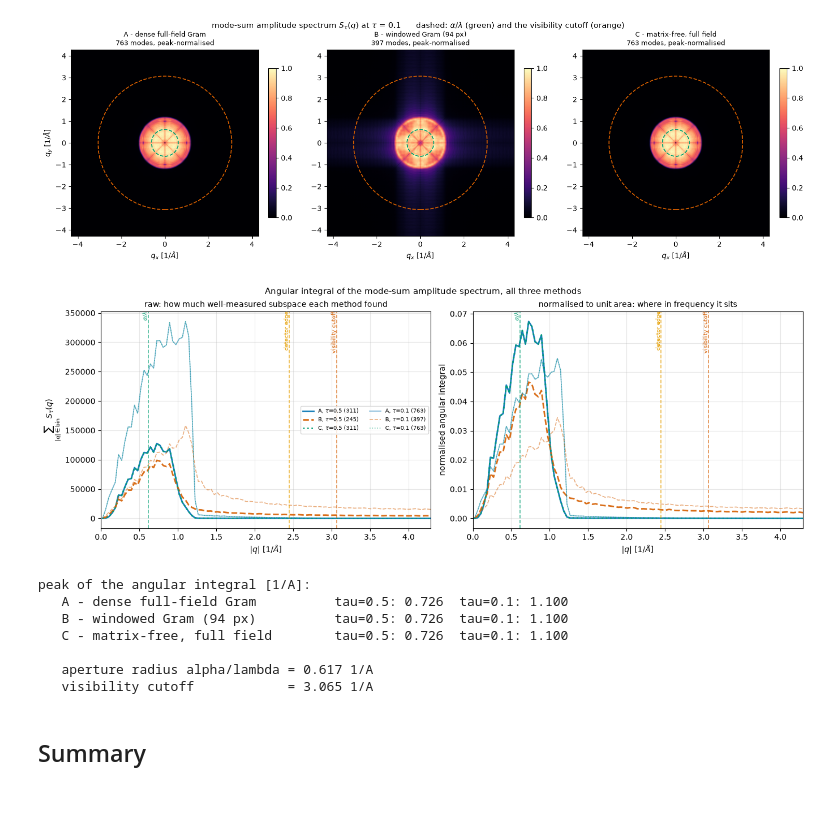
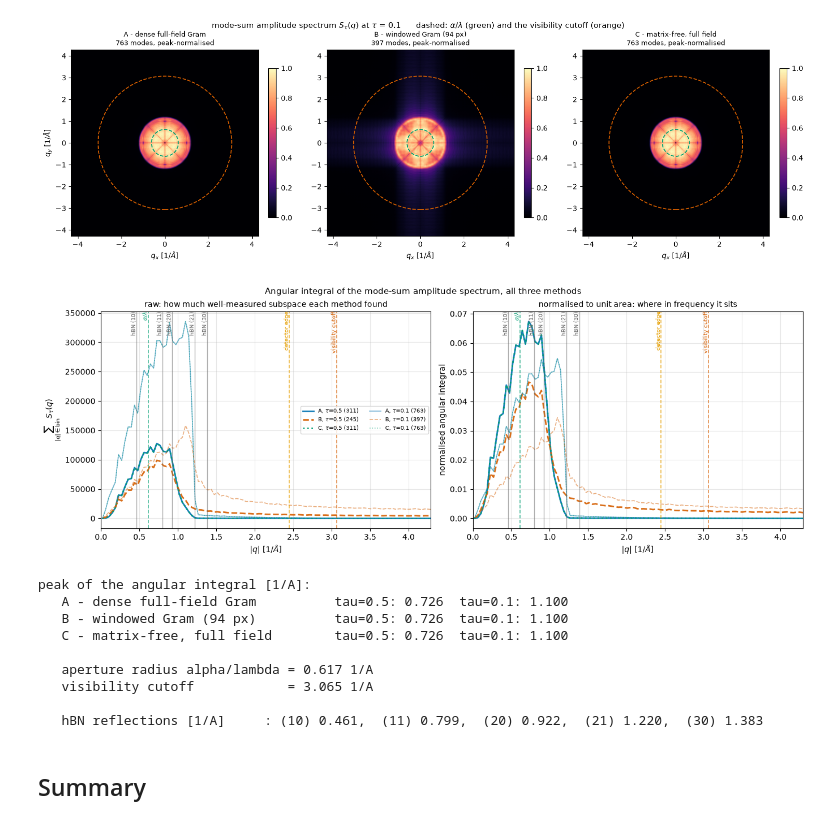
Before and after one commit to AdQuanta-Phase-Imaging/quantem, a Jupyter notebook: scripts/linearized-ptycho/02_full_scan_jacobian_spectrum.ipynb, the cells around one changed output. Saved outputs shown, nothing was run; the diff lists cells and outputs as text; code cells hidden in the pictures.

```diff
--- a/scripts/linearized-ptycho/02_full_scan_jacobian_spectrum.ipynb
+++ b/scripts/linearized-ptycho/02_full_scan_jacobian_spectrum.ipynb
@@ -465,8 +465,19 @@ object_nyquist_inv_ang = 1.0 / (2.0 * object_sampling_ang[0])
 visibility_cutoff_inv_ang = detector_edge_inv_ang + aperture_radius_inv_ang
 
 HBN_LATTICE_CONSTANT_ANG = 2.504        # in-plane a of hexagonal BN, for annotation only
-lattice_first_order_inv_ang = 2.0 / (np.sqrt(3.0) * HBN_LATTICE_CONSTANT_ANG)
-lattice_second_order_inv_ang = 2.0 / HBN_LATTICE_CONSTANT_ANG
+HBN_REFLECTIONS = [(1, 0), (1, 1), (2, 0), (2, 1), (3, 0)]
+
+# For a 2-D hexagonal lattice the reciprocal-lattice vectors have magnitude
+#     |G_hk| = (2 / (sqrt(3) a)) sqrt(h^2 + h k + k^2),
+# so (10) sits at 2/(sqrt(3) a) and (11) at 2/a.  These are properties of the specimen,
+# not of the microscope, and are drawn as solid lines to keep that distinction visible.
+lattice_reflections_inv_ang = [
+    (f"({h}{k})",
+     2.0 / (np.sqrt(3.0) * HBN_LATTICE_CONSTANT_ANG) * np.sqrt(h * h + h * k + k * k))
+    for h, k in HBN_REFLECTIONS
+]
+lattice_first_order_inv_ang = lattice_reflections_inv_ang[0][1]
+lattice_second_order_inv_ang = lattice_reflections_inv_ang[1][1]
 
 print(f"aperture radius alpha/lambda : {aperture_radius_inv_ang:.3f} 1/A")
 print(f"detector edge q_max          : {detector_edge_inv_ang:.3f} 1/A")
@@ -475,8 +486,9 @@ print(f"visibility cutoff            : {visibility_cutoff_inv_ang:.3f} 1/A"
 print(f"object Nyquist               : {object_nyquist_inv_ang:.3f} 1/A")
 print(f"fraction of the object's frequency square inside the cutoff : "
       f"{np.pi * visibility_cutoff_inv_ang ** 2 / (2 * object_nyquist_inv_ang) ** 2:.1%}")
-print(f"hBN a = {HBN_LATTICE_CONSTANT_ANG:.3f} A  ->  (10) at "
-      f"{lattice_first_order_inv_ang:.3f} 1/A, (11) at {lattice_second_order_inv_ang:.3f} 1/A")
+print(f"hBN a = {HBN_LATTICE_CONSTANT_ANG:.3f} A  ->  "
+      + ",  ".join(f"{label} at {q:.3f} 1/A (d = {1 / q:.2f} A)"
+                   for label, q in lattice_reflections_inv_ang))
 # %% [output]
 aperture radius alpha/lambda : 0.617 1/A
 detector edge q_max          : 2.449 1/A
@@ -1533,34 +1541,43 @@ for ax, title, ylabel in [
     (axes[0], "raw: how much well-measured subspace each method found",
      "$\\sum_{|q|\\in \\mathrm{bin}} S_\\tau(q)$"),
     (axes[1], "normalised to unit area: where in frequency it sits",
      "normalised angular integral"),
 ]:
     for frequency, colour, label in [
         (aperture_radius_inv_ang, "#009E73", "$\\alpha/\\lambda$"),
         (detector_edge_inv_ang, "#E69F00", "detector edge"),
         (visibility_cutoff_inv_ang, "#D55E00", "visibility cutoff"),
     ]:
         ax.axvline(frequency, color=colour, linestyle="--", linewidth=1.2, alpha=0.7)
         ax.annotate(label, (frequency, ax.get_ylim()[1]), rotation=90, fontsize=7,
                     ha="right", va="top", color=colour)
+    # the specimen's own periodicities, solid, so they read as a property of the sample
+    for label, frequency in lattice_reflections_inv_ang:
+        if frequency > view:
+            continue
+        ax.axvline(frequency, color="#666666", linestyle="-", linewidth=1.0, alpha=0.55)
+        ax.annotate(f"hBN {label}", (frequency, ax.get_ylim()[1]), rotation=90, fontsize=7,
+                    ha="right", va="top", color="#666666")
     ax.set_xlim(0, view)
     ax.set_xlabel("$|q|$ [1/$\\AA$]"); ax.set_ylabel(ylabel)
     ax.set_title(title, fontsize=10)
     ax.grid(alpha=0.3)
 axes[0].legend(fontsize=7, ncol=2)
 fig.suptitle("Angular integral of the mode-sum amplitude spectrum, all three methods", fontsize=11)
 plt.show()
 
 peak_frequency = {key: {tau: float(radial_bin_centres_inv_ang[np.argmax(results[key]["radial"][tau])])
                         for tau in SIGMA_THRESHOLDS} for key in ("A", "B", "C")}
 print("peak of the angular integral [1/A]:")
 for key in ("A", "B", "C"):
     print(f"   {results[key]['name']:34s} "
           + "  ".join(f"tau={tau}: {peak_frequency[key][tau]:.3f}" for tau in SIGMA_THRESHOLDS))
 print(f"\n   aperture radius alpha/lambda = {aperture_radius_inv_ang:.3f} 1/A")
 print(f"   visibility cutoff            = {visibility_cutoff_inv_ang:.3f} 1/A")
+print("\n   hBN reflections [1/A]     : "
+      + ",  ".join(f"{label} {q:.3f}" for label, q in lattice_reflections_inv_ang))
 # %% [output]
-[figure, old version]
+[figure, new version]
 peak of the angular integral [1/A]:
    A - dense full-field Gram          tau=0.5: 0.726  tau=0.1: 1.100
    B - windowed Gram (94 px)          tau=0.5: 0.726  tau=0.1: 1.100
@@ -1568,6 +1585,8 @@ peak of the angular integral [1/A]:
 
    aperture radius alpha/lambda = 0.617 1/A
    visibility cutoff            = 3.065 1/A
+
+   hBN reflections [1/A]     : (10) 0.461,  (11) 0.799,  (20) 0.922,  (21) 1.220,  (30) 1.383
 # %% [markdown]
 ## Summary
 # %%
```
Also changed, not shown: parts of 9 cells of this notebook.
